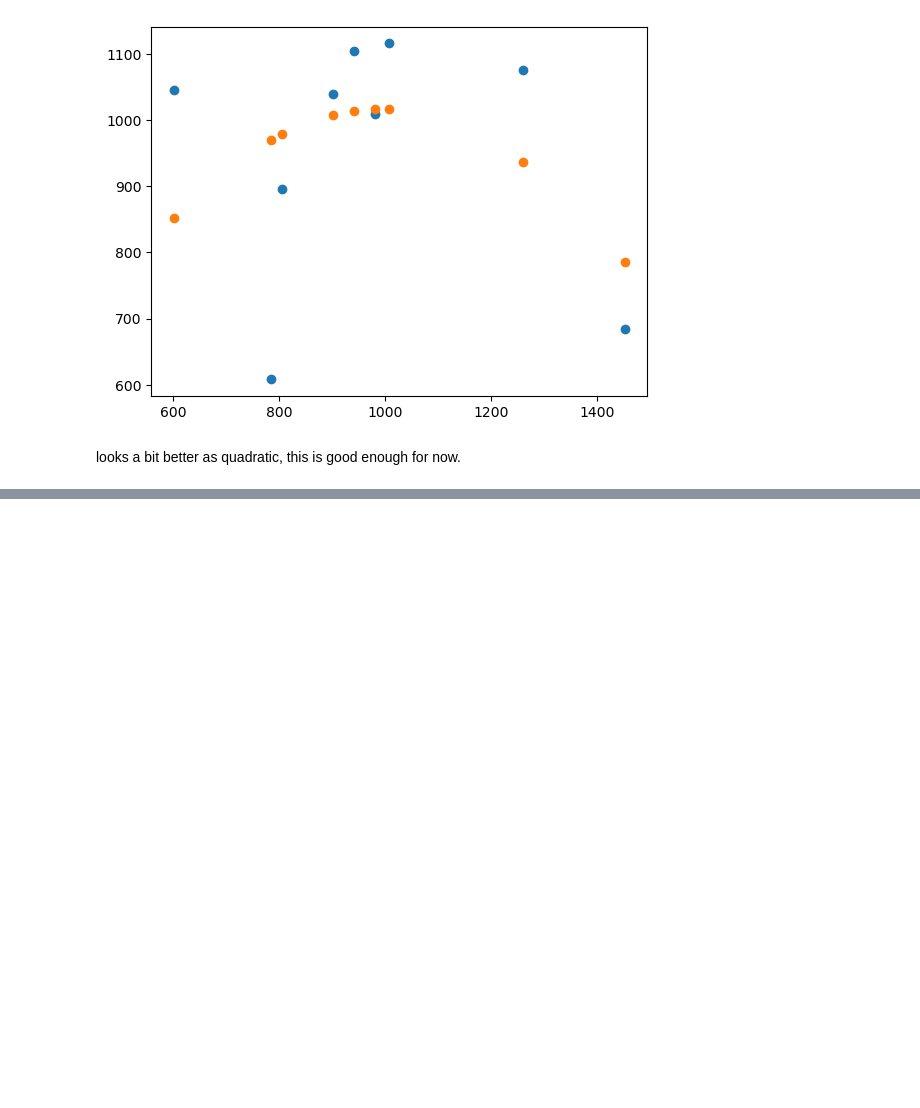
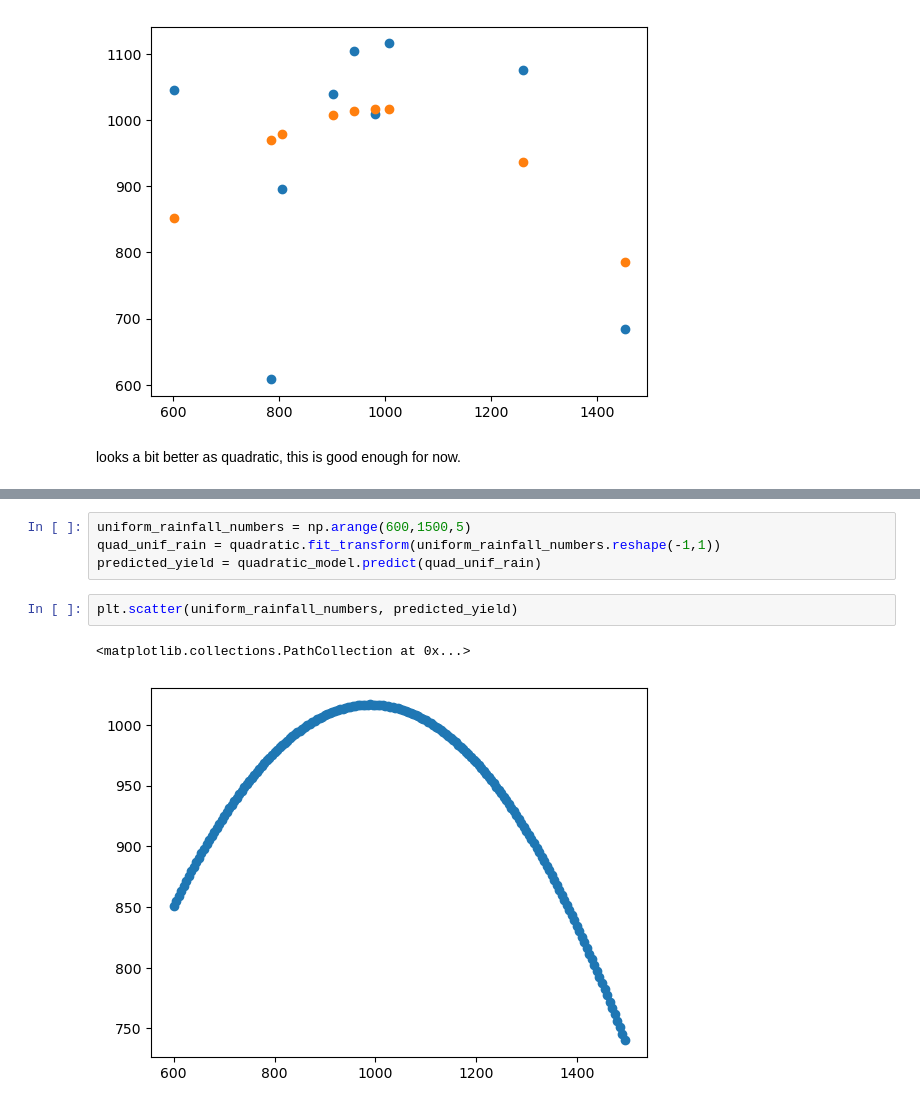
Before and after one commit to ken-neth-wang/crop-insurance, a Jupyter notebook: univariate_sim.ipynb, the cells around one changed output, grey strips where cells are left out. Saved outputs shown, nothing was run; the diff lists cells and outputs as text; blank space fills up the shorter version.

```diff
--- a/univariate_sim.ipynb
+++ b/univariate_sim.ipynb
@@ -304,0 +317,9 @@ looks a bit better as quadratic, this is good enough for now.
+# %%
+uniform_rainfall_numbers = np.arange(600,1500,5)
+quad_unif_rain = quadratic.fit_transform(uniform_rainfall_numbers.reshape(-1,1))
+predicted_yield = quadratic_model.predict(quad_unif_rain)
+# %%
+plt.scatter(uniform_rainfall_numbers, predicted_yield)
+# %% [output]
+<matplotlib.collections.PathCollection at 0x...>
+[figure, added]
```
Also changed, not shown: parts of 12 cells of this notebook.
